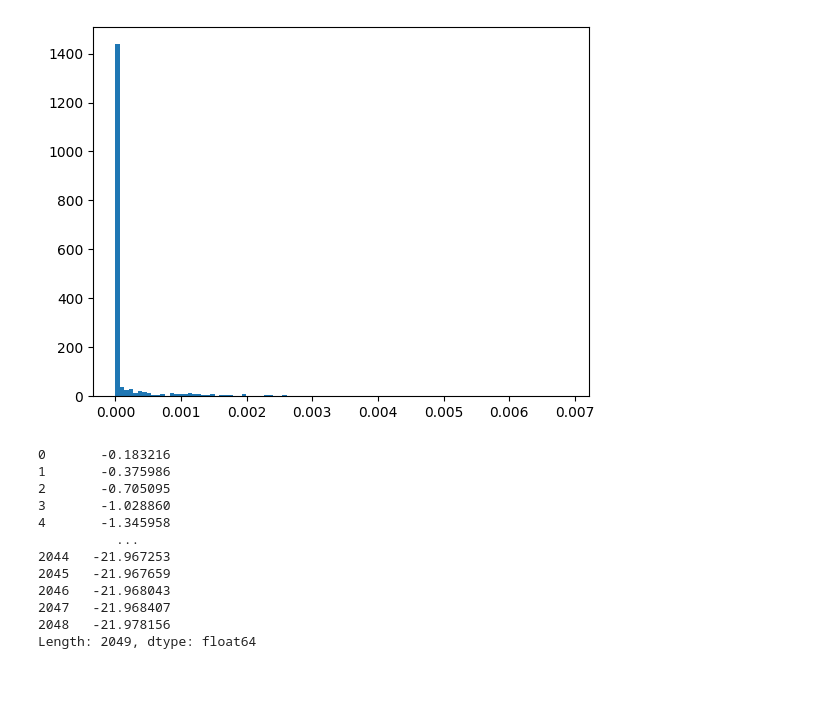
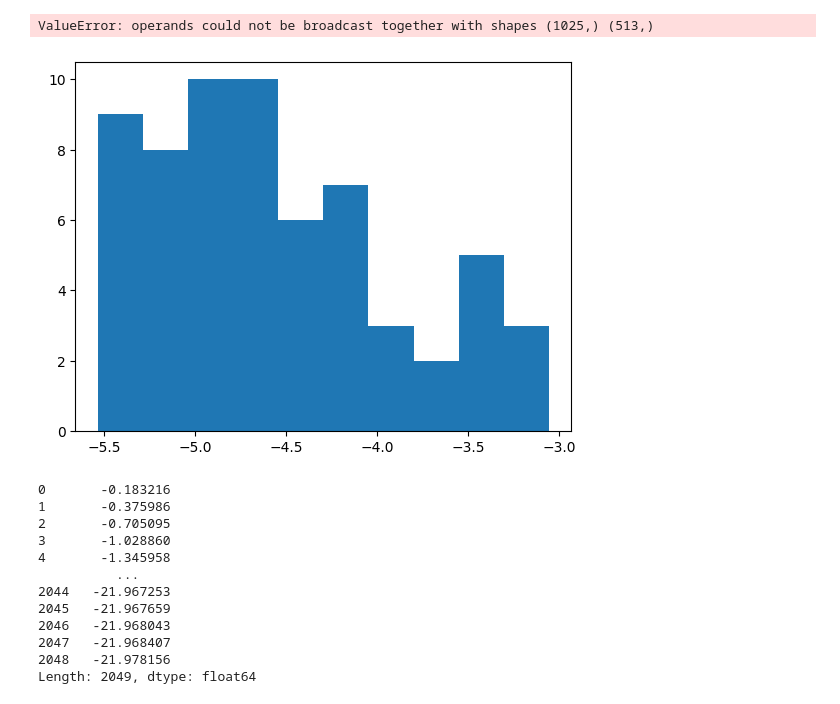
Before and after one commit to pyKuga/TRACTIAN, a Jupyter notebook: part2.ipynb, the cells around one changed output. Saved outputs shown, nothing was run; the diff lists cells and outputs as text; code cells hidden in the pictures.

```diff
--- a/part2.ipynb
+++ b/part2.ipynb
@@ -38,6 +38,15 @@ class Model:
 path = "./part_2/"
 files = os.listdir(path)
 
-data = pd.read_csv(path+files[1])
+data = pd.read_csv(path+files[2])
 
-#data["data"].plot()
+fs = data.shape[0] / data["t"].max()          # taxa de amostragem
+f, Pxx = signal.welch(data["data"].to_numpy(), fs=fs, window='hann', nperseg=2048, noverlap=1024, scaling='density')
+
+
+fig,axs = plt.subplots(3,1,figsize=(20,10))
+w = 32
+axs[0].semilogy(f,Pxx)
+smoothedW = (pd.Series(Pxx,index=f).apply(np.log10).ewm(span=w).mean())
+(smoothedW).plot(ax=axs[1])
+((smoothedW > -5)*1).plot(ax=axs[2])
@@ -44,9 +55,0 @@ data = pd.read_csv(path+files[1])
-# %%
-fs = data.shape[0] / data["t"].max()          # taxa de amostragem
-f, Pxx = signal.welch(data["data"].to_numpy(), fs=fs, window='hann', nperseg=4096, noverlap=2048, scaling='density')
-
-fig,axs = plt.subplots(2,1,figsize=(20,10))
-
-axs[0].plot(f,Pxx)
-smoothedW = (pd.Series(Pxx,index=f).rolling(16, min_periods=1).sum()/16)
-smoothedW.plot(ax=axs[1])
@@ -55,0 +56,14 @@ smoothedW.plot(ax=axs[1])
+# %%
+fs = fs
+nperseg = 1024
+noverlap = 256
+window = 'hann'
+
+f, t, Zxx = signal.stft(
+    data["data"].to_numpy(),
+    fs=fs,
+    window=window,
+    nperseg=nperseg,
+    noverlap=noverlap,
+    return_onesided=True
+)
@@ -56,7 +99,15 @@ smoothedW.plot(ax=axs[1])
+# %%
+condA = np.log10(Pxx) > np.log10(Pxx.mean())
+
+condB = f>1000
+# %%
+plt.plot(np.log10(Pxx[condA*condB]))
+# %% [output]
+ValueError: operands could not be broadcast together with shapes (1025,) (513,)
 # %%
-count = plt.hist(Pxx[f>1000], bins=100)
+count = plt.hist(np.log10(Pxx[condA*condB]), bins=10)
 # %% [output]
-[figure, old version]
+[figure, new version]
 # %%
 smoothedW
 # %% [output]
```
Also changed, not shown: parts of 4 cells of this notebook, 2 other files.
